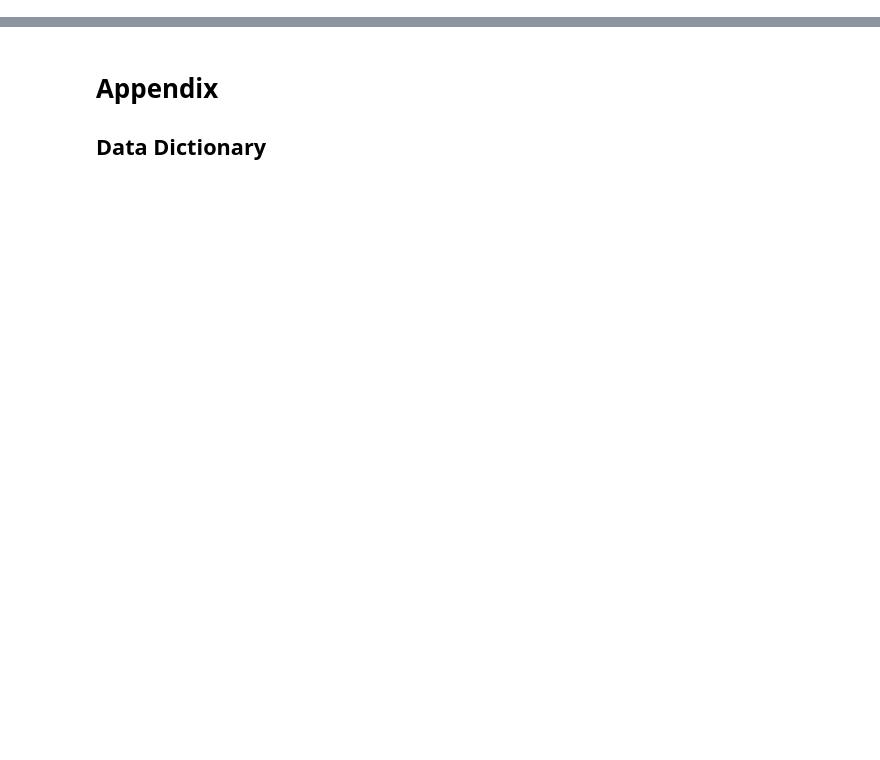
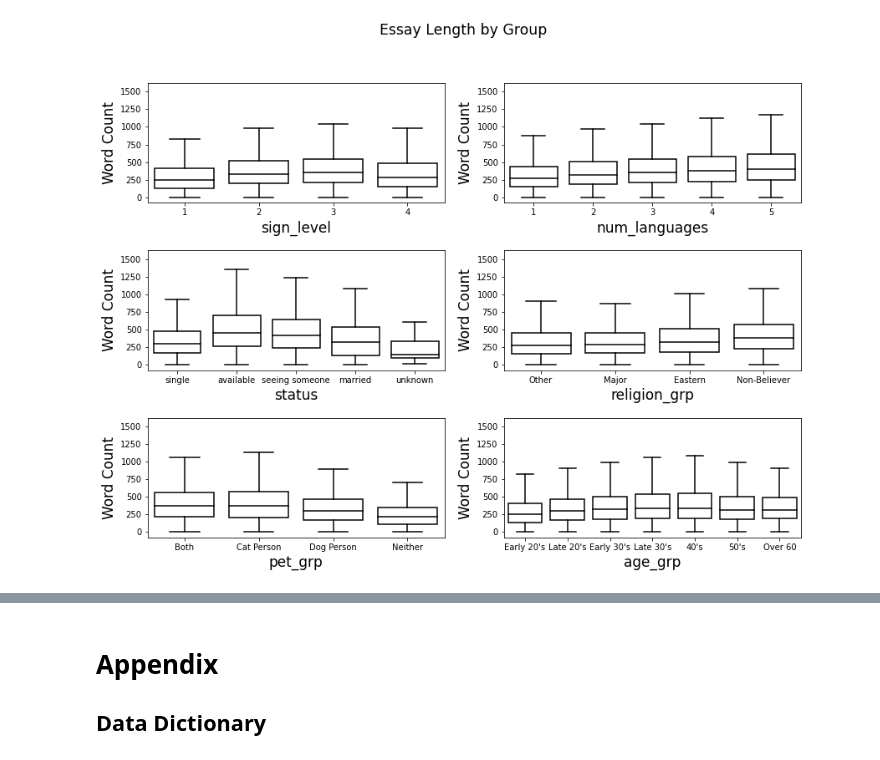
Before and after one commit to aboomer07/DataNotebook, a Jupyter notebook: DataViz Notebook.ipynb, the cells around one changed output, grey strips where cells are left out. Cells and saved outputs as stored; diff of their text form; code cells hidden in the pictures; blank space fills up the shorter version.

```diff
--- a/DataViz Notebook.ipynb
+++ b/DataViz Notebook.ipynb
@@ -329,0 +430,39 @@ interactive(children=(Dropdown(description='category', options=('age', 'body_typ
+# %%
+#Redefine list of categories
+categories = ['sign_level', 'num_languages', 'status', 'religion_grp', 'pet_grp', 'age_grp']
+
+#Initialize subplot figure
+fig, axes = plt.subplots(ncols=2, nrows=(np.math.floor(len(categories)/2)), figsize=(14, 10))
+fig.subplots_adjust(hspace=0.4, wspace=0.2) #Add horizontal and vertical white space for clarity
+fig.suptitle("Essay Length by Group", size='xx-large')
+
+#Loop through the columns to group by and visualize
+for i in range(len(categories)):
+    cat = categories[i] #Get the current category
+    #Get the current row and column of the subplot
+    curr_row = np.math.floor(i / 2)
+    curr_col = i % 2
+    try: #Try to force the order of the column if necessary
+        x_order = cat_order[cat]
+        curr_box = sns.boxplot(data=df, orient='v', x=cat, y='count_txt', fliersize=0,
+                               order = x_order, ax = axes[curr_row, curr_col], color='white')
+    except:
+        curr_box = sns.boxplot(data=df, orient='v', x=cat, y='count_txt', fliersize=0,
+                               ax = axes[curr_row, curr_col], color='white')
+
+    # Get the label for the x-axis and make the font size bigger
+    x = axes[curr_row, curr_col].get_xlabel()
+    axes[curr_row, curr_col].set_xlabel(x, fontsize=17)
+    # Get the label for the y-axis and make the font size bigger
+    axes[curr_row, curr_col].set_ylabel('Word Count', fontsize=17)
+
+    # iterate over boxes
+    for i, box in enumerate(curr_box.artists):
+        box.set_edgecolor('black')
+        box.set_facecolor('white')
+
+        # iterate over whiskers and median lines
+        for j in range(6*i,6*(i+1)):
+             curr_box.lines[j].set_color('black')
+# %% [output]
+[figure, added]
```
Also changed, not shown: parts of 46 cells of this notebook.
